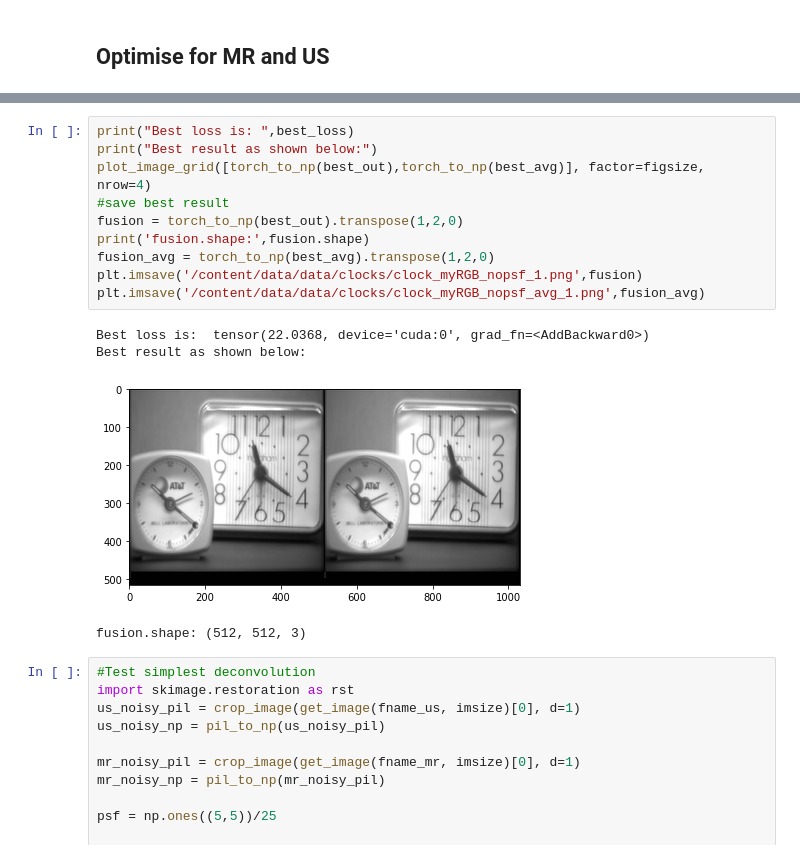
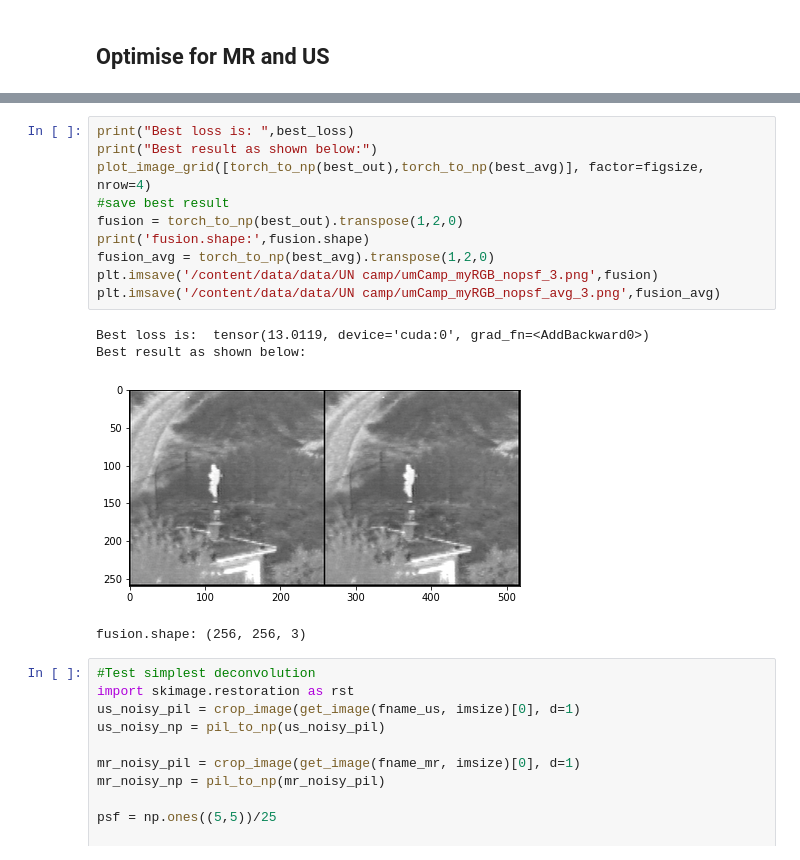
Before and after one commit to maxudong1993/deep-image-prior, a Jupyter notebook: sr_net_L2loss_noNorm_RGB.ipynb, the cells around one changed output, grey strips where cells are left out. Drawn from its saved outputs; the diff is of its cells as text.

Commit message:
UN camp

```diff
--- a/sr_net_L2loss_noNorm_RGB.ipynb
+++ b/sr_net_L2loss_noNorm_RGB.ipynb
@@ -429,18 +435,18 @@ tensor(26.6249, device='cuda:0', grad_fn=<AddBackward0>)
 # %%
 print("Best loss is: ",best_loss)
 print("Best result as shown below:")
 plot_image_grid([torch_to_np(best_out),torch_to_np(best_avg)], factor=figsize, nrow=4)
 #save best result
 fusion = torch_to_np(best_out).transpose(1,2,0)
 print('fusion.shape:',fusion.shape)
 fusion_avg = torch_to_np(best_avg).transpose(1,2,0)
-plt.imsave('/content/data/data/clocks/clock_myRGB_nopsf_1.png',fusion)
-plt.imsave('/content/data/data/clocks/clock_myRGB_nopsf_avg_1.png',fusion_avg)
+plt.imsave('/content/data/data/UN camp/umCamp_myRGB_nopsf_3.png',fusion)
+plt.imsave('/content/data/data/UN camp/umCamp_myRGB_nopsf_avg_3.png',fusion_avg)
 # %% [output]
-Best loss is:  tensor(22.0368, device='cuda:0', grad_fn=<AddBackward0>)
+Best loss is:  tensor(13.0119, device='cuda:0', grad_fn=<AddBackward0>)
 Best result as shown below:
-[figure, old version]
+[figure, new version]
-fusion.shape: (512, 512, 3)
+fusion.shape: (256, 256, 3)
 # %%
 #Test simplest deconvolution
 import skimage.restoration as rst
```
Also changed, not shown: parts of 6 cells of this notebook.
